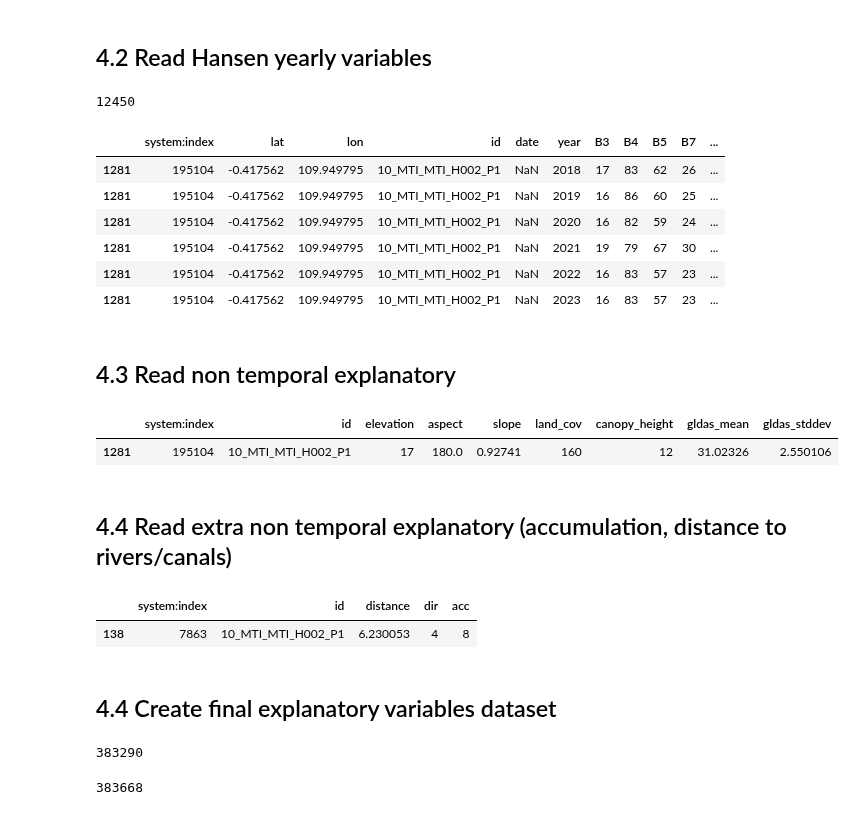
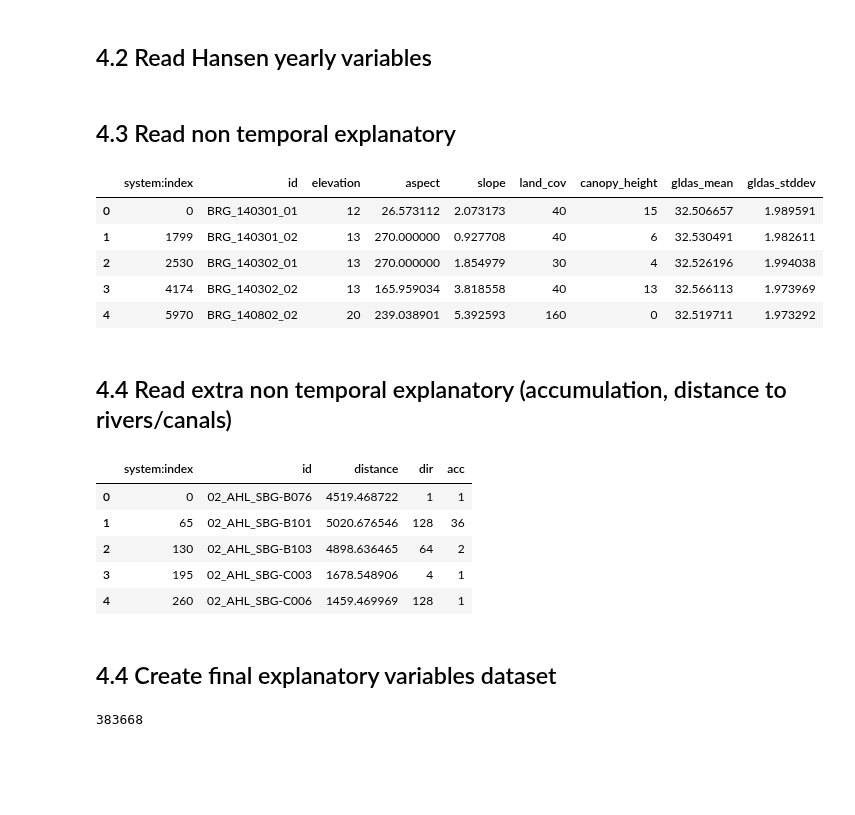
Before and after one commit to dfguerrerom/gwl-modeling, a Jupyter notebook: 1_1_get_explanatory.ipynb, the cells around one changed output. Drawn from its saved outputs; the diff is of its cells as text; code cells hidden in the pictures; blank space fills up the shorter version.

```diff
--- a/1_1_get_explanatory.ipynb
+++ b/1_1_get_explanatory.ipynb
@@ -516,35 +479,25 @@ hansen_df = pd.concat([
     for file_name
     in hansen_file_names
 ], axis=0)
-print(len(hansen_df))
-
-hansen_df[hansen_df.id=="10_MTI_MTI_H002_P1"].sort_values("date")
-# %% [output]
-12450
-|  | system:index | lat | lon | id | date | year | B3 | B4 | B5 | B7 | ... |
-| 1281 | 195104 | -0.417562 | 109.949795 | 10_MTI_MTI_H002_P1 | NaN | 2018 | 17 | 83 | 62 | 26 | ... |
-| 1281 | 195104 | -0.417562 | 109.949795 | 10_MTI_MTI_H002_P1 | NaN | 2019 | 16 | 86 | 60 | 25 | ... |
-| 1281 | 195104 | -0.417562 | 109.949795 | 10_MTI_MTI_H002_P1 | NaN | 2020 | 16 | 82 | 59 | 24 | ... |
-| 1281 | 195104 | -0.417562 | 109.949795 | 10_MTI_MTI_H002_P1 | NaN | 2021 | 19 | 79 | 67 | 30 | ... |
-| 1281 | 195104 | -0.417562 | 109.949795 | 10_MTI_MTI_H002_P1 | NaN | 2022 | 16 | 83 | 57 | 23 | ... |
-| 1281 | 195104 | -0.417562 | 109.949795 | 10_MTI_MTI_H002_P1 | NaN | 2023 | 16 | 83 | 57 | 23 | ... |
 # %% [markdown]
 ## 4.3 Read non temporal explanatory
 # %%
 # As the non-temporal variables are the same for all the points, we just need to duplicate
 # their results into each of the dates of the points.
 # i.e. 1 point with 10 dates will have the same non-temporal variables for each of the 10 dates.
 
 non_temporal_file_name = "All_Non_temporal_points_2074.csv"
 non_temporal_df = pd.read_csv(explanatory_path/non_temporal_file_name)
 # drop lat and lon
 non_temporal_df = non_temporal_df.drop(columns=["lat", "lon"])
-non_temporal_df
-
-non_temporal_df[non_temporal_df.id=="10_MTI_MTI_H002_P1"]
+non_temporal_df.head()
 # %% [output]
 |  | system:index | id | elevation | aspect | slope | land_cov | canopy_height | gldas_mean | gldas_stddev |
-| 1281 | 195104 | 10_MTI_MTI_H002_P1 | 17 | 180.0 | 0.92741 | 160 | 12 | 31.02326 | 2.550106 |
+| 0 | 0 | BRG_140301_01 | 12 | 26.573112 | 2.073173 | 40 | 15 | 32.506657 | 1.989591 |
+| 1 | 1799 | BRG_140301_02 | 13 | 270.000000 | 0.927708 | 40 | 6 | 32.530491 | 1.982611 |
+| 2 | 2530 | BRG_140302_01 | 13 | 270.000000 | 1.854979 | 30 | 4 | 32.526196 | 1.994038 |
+| 3 | 4174 | BRG_140302_02 | 13 | 165.959034 | 3.818558 | 40 | 13 | 32.566113 | 1.973969 |
+| 4 | 5970 | BRG_140802_02 | 20 | 239.038901 | 5.392593 | 160 | 0 | 32.519711 | 1.973292 |
 # %% [markdown]
 ## 4.4 Read extra non temporal explanatory (accumulation, distance to rivers/canals)
 # %%
@@ -556,18 +509,16 @@ non_temporal_extra_file_name = "All_Non_temporal_extra_points_latlon_2072.csv"
 non_temporal_extra_df = pd.read_csv(explanatory_path/non_temporal_extra_file_name)
 # drop lat and lon
 non_temporal_extra_df = non_temporal_extra_df.drop(columns=["lat", "lon", "date"])
-non_temporal_extra_df
-
-non_temporal_extra_df[non_temporal_extra_df.id=="10_MTI_MTI_H002_P1"]
+non_temporal_extra_df.head()
 # %% [output]
 |  | system:index | id | distance | dir | acc |
-| 138 | 7863 | 10_MTI_MTI_H002_P1 | 6.230053 | 4 | 8 |
+| 0 | 0 | 02_AHL_SBG-B076 | 4519.468722 | 1 | 1 |
+| 1 | 65 | 02_AHL_SBG-B101 | 5020.676546 | 128 | 36 |
+| 2 | 130 | 02_AHL_SBG-B103 | 4898.636465 | 64 | 2 |
+| 3 | 195 | 02_AHL_SBG-C003 | 1678.548906 | 4 | 1 |
+| 4 | 260 | 02_AHL_SBG-C006 | 1459.469969 | 128 | 1 |
 # %% [markdown]
 ## 4.4 Create final explanatory variables dataset
-# %%
-len(temp_explanatory_dfs)
-# %% [output]
-383290
 # %%
 # Merge the non-temporal variables with the temporal ones
 explanatory_df = temp_explanatory_dfs.merge(non_temporal_df, on="id")
```
Also changed, not shown: parts of 34 cells of this notebook.
